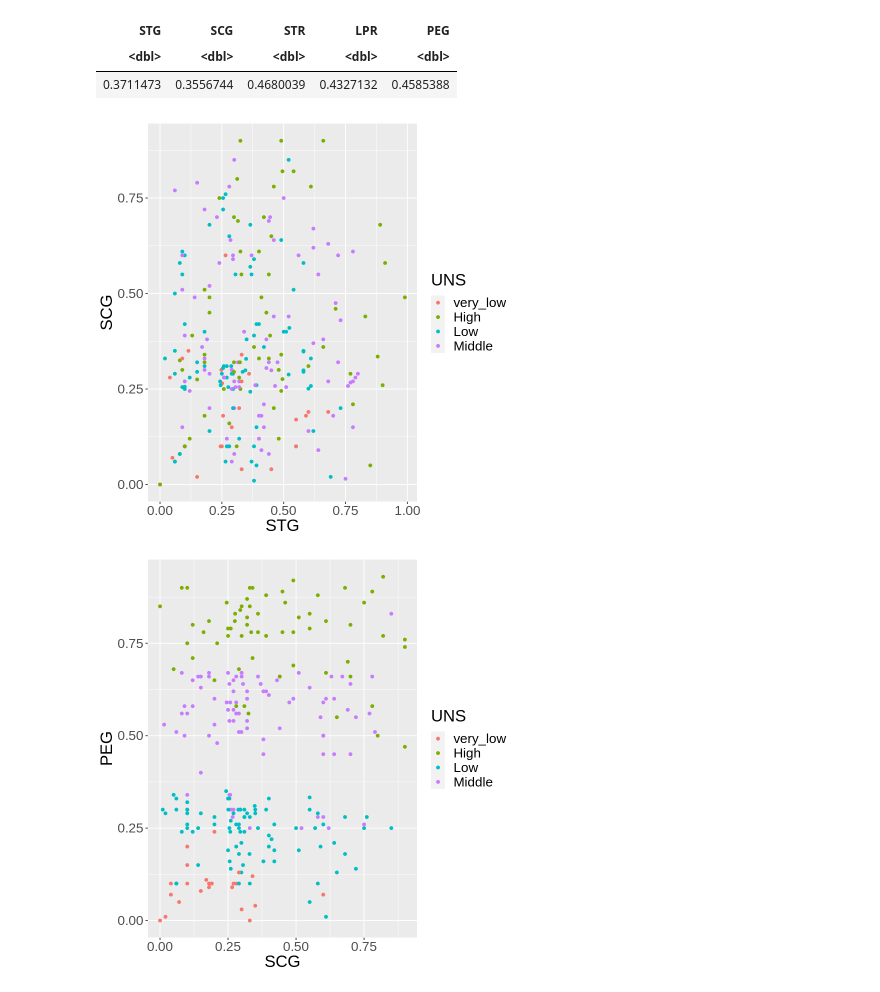
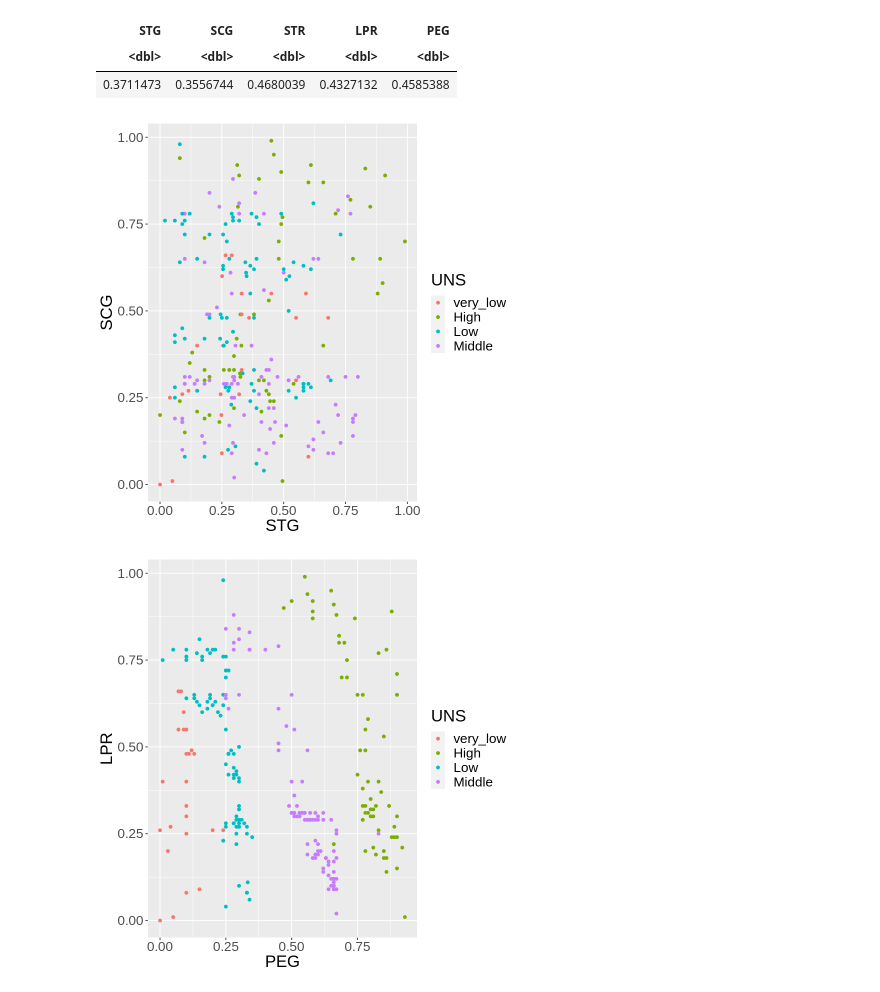
Before and after one commit to knices/user-knowledge-project, a Jupyter notebook: dsci_project.ipynb, the cells around one changed output. Saved outputs shown, nothing was run; the diff lists cells and outputs as text; code cells hidden in the pictures.

```diff
--- a/dsci_project.ipynb
+++ b/dsci_project.ipynb
@@ -98,17 +98,17 @@ A tibble: 1 × 5
 | <dbl> | <dbl> | <dbl> | <dbl> | <dbl> |
 | 0.3711473 | 0.3556744 | 0.4680039 | 0.4327132 | 0.4585388 |
 # %%
-STG_vs_SCG <- ggplot(training_data, aes(x = STG, y = SCG, colour = UNS)) +
+STG_vs_SCG <- ggplot(training_data, aes(x = STG, y = LPR, colour = UNS)) +
     geom_point() +
     labs(x = "STG", y = "SCG") +
     theme(text = element_text(size = 20))
 STG_vs_SCG
 # %% [output]
-[figure, old version]
+[figure, new version]
 # %%
-LPR_vs_PEG <- ggplot(training_data, aes(x = SCG, y = PEG, colour = UNS)) +
+LPR_vs_PEG <- ggplot(training_data, aes(x = PEG, y = LPR, colour = UNS)) +
     geom_point() +
     theme(text = element_text(size = 20))
 LPR_vs_PEG
 # %% [output]
-[figure, old version]
+[figure, new version]
```
